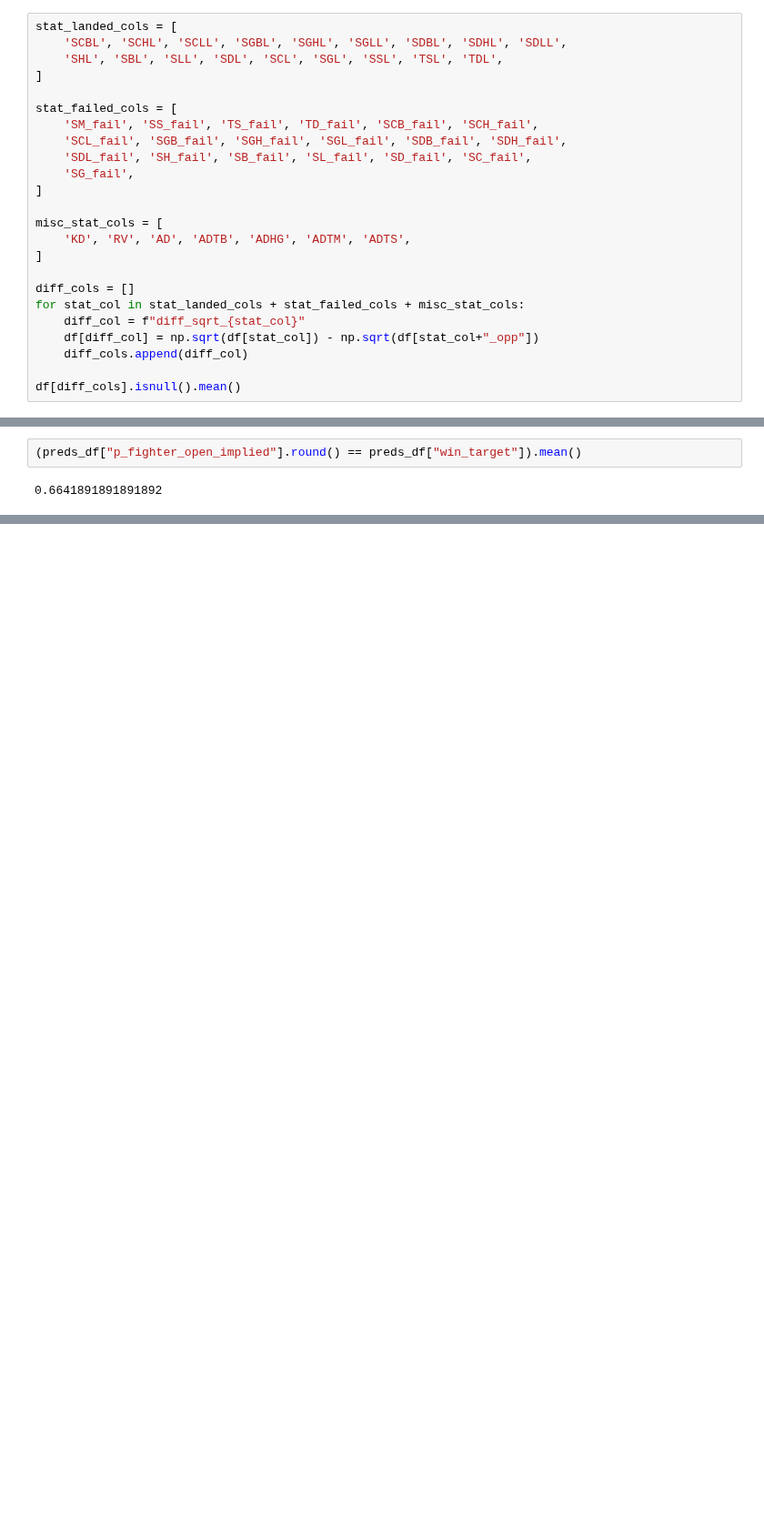
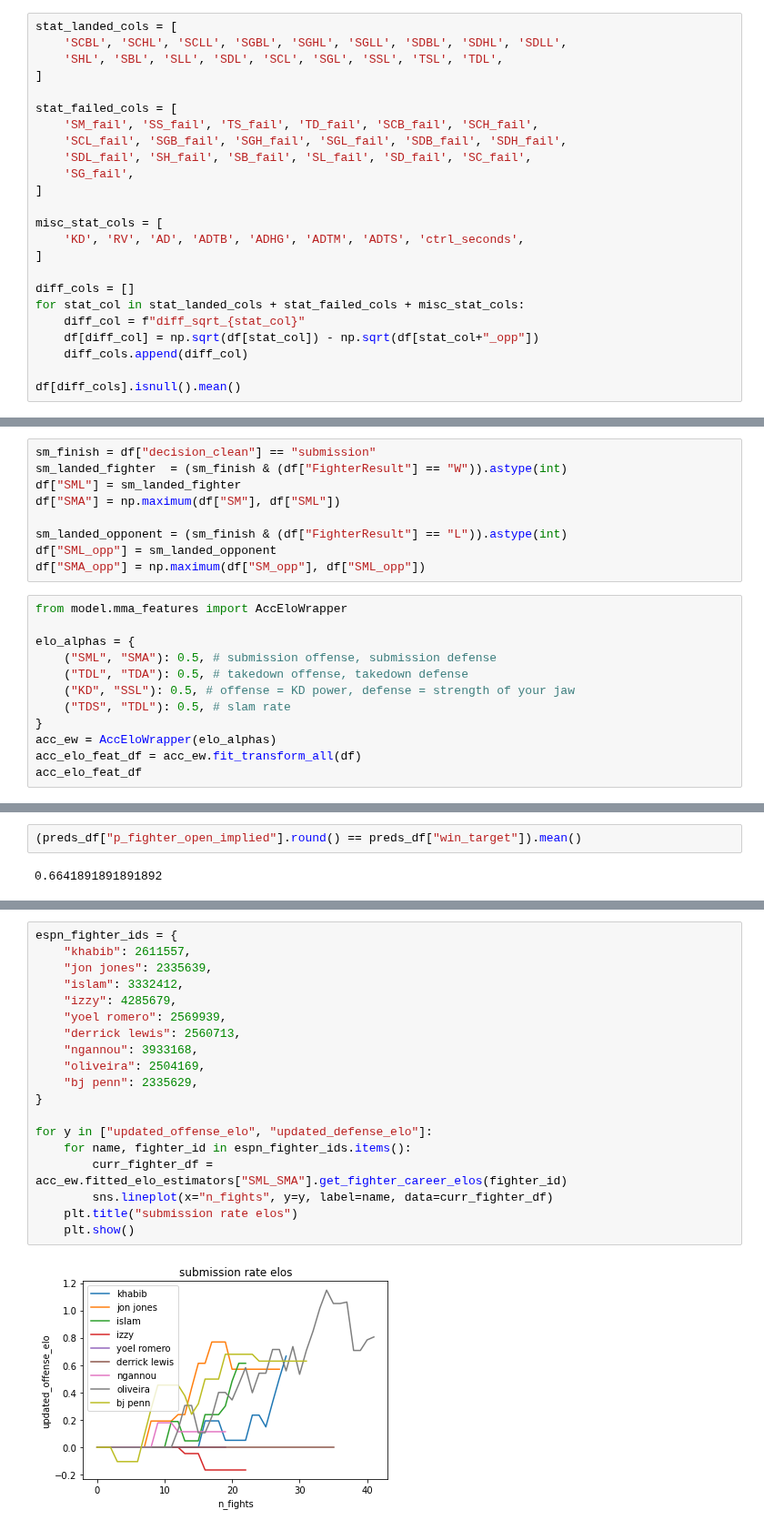
Before and after one commit to John-Curcio/sports, a Jupyter notebook: example run 6-25.ipynb, the cells around one changed output, grey strips where cells are left out. Shown at 91% size. Drawn from its saved outputs; the diff is of its cells as text; blank space fills up the shorter version.

Commit message:
better SM stats, better accuracy estimator

```diff
--- a/example run 6-25.ipynb
+++ b/example run 6-25.ipynb
@@ -28,7 +28,7 @@ stat_failed_cols = [
 ]
 
 misc_stat_cols = [
-    'KD', 'RV', 'AD', 'ADTB', 'ADHG', 'ADTM', 'ADTS',
+    'KD', 'RV', 'AD', 'ADTB', 'ADHG', 'ADTM', 'ADTS', 'ctrl_seconds',
 ]
 
 diff_cols = []
@@ -105,3 +105,24 @@ getting elo features for fighter_finish
 | 60936 | 2022-05-20_3026393_4247604 | 0.391709 | -0.440132 | 0.508475 | 0.033902 |
 | 60937 | 2022-05-20_3104854_3136320 | 0.582426 | 0.332739 | 0.439536 | -0.243045 |
 60938 rows × 5 columns
+# %%
+sm_finish = df["decision_clean"] == "submission"
+sm_landed_fighter  = (sm_finish & (df["FighterResult"] == "W")).astype(int)
+df["SML"] = sm_landed_fighter
+df["SMA"] = np.maximum(df["SM"], df["SML"])
+
+sm_landed_opponent = (sm_finish & (df["FighterResult"] == "L")).astype(int)
+df["SML_opp"] = sm_landed_opponent
+df["SMA_opp"] = np.maximum(df["SM_opp"], df["SML_opp"])
+# %%
+from model.mma_features import AccEloWrapper
+
+elo_alphas = {
+    ("SML", "SMA"): 0.5, # submission offense, submission defense
+    ("TDL", "TDA"): 0.5, # takedown offense, takedown defense
+    ("KD", "SSL"): 0.5, # offense = KD power, defense = strength of your jaw
+    ("TDS", "TDL"): 0.5, # slam rate
+}
+acc_ew = AccEloWrapper(elo_alphas)
+acc_elo_feat_df = acc_ew.fit_transform_all(df)
+acc_elo_feat_df
@@ -248,0 +303,21 @@ opening money line log loss: 0.6066279494650436
+# %%
+espn_fighter_ids = {
+    "khabib": 2611557,
+    "jon jones": 2335639,
+    "islam": 3332412,
+    "izzy": 4285679,
+    "yoel romero": 2569939,
+    "derrick lewis": 2560713,
+    "ngannou": 3933168,
+    "oliveira": 2504169,
+    "bj penn": 2335629,
+}
+
+for y in ["updated_offense_elo", "updated_defense_elo"]:
+    for name, fighter_id in espn_fighter_ids.items():
+        curr_fighter_df = acc_ew.fitted_elo_estimators["SML_SMA"].get_fighter_career_elos(fighter_id)
+        sns.lineplot(x="n_fights", y=y, label=name, data=curr_fighter_df)
+    plt.title("submission rate elos")
+    plt.show()
+# %% [output]
+[figure, added]
```
Also changed, not shown: parts of 11 cells of this notebook, 3 other files.
